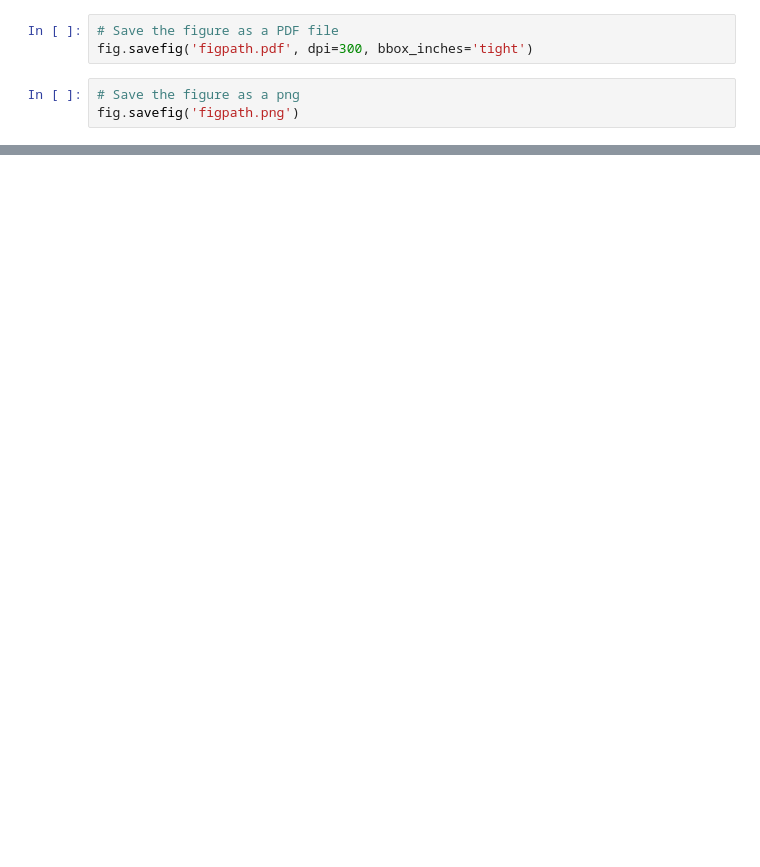
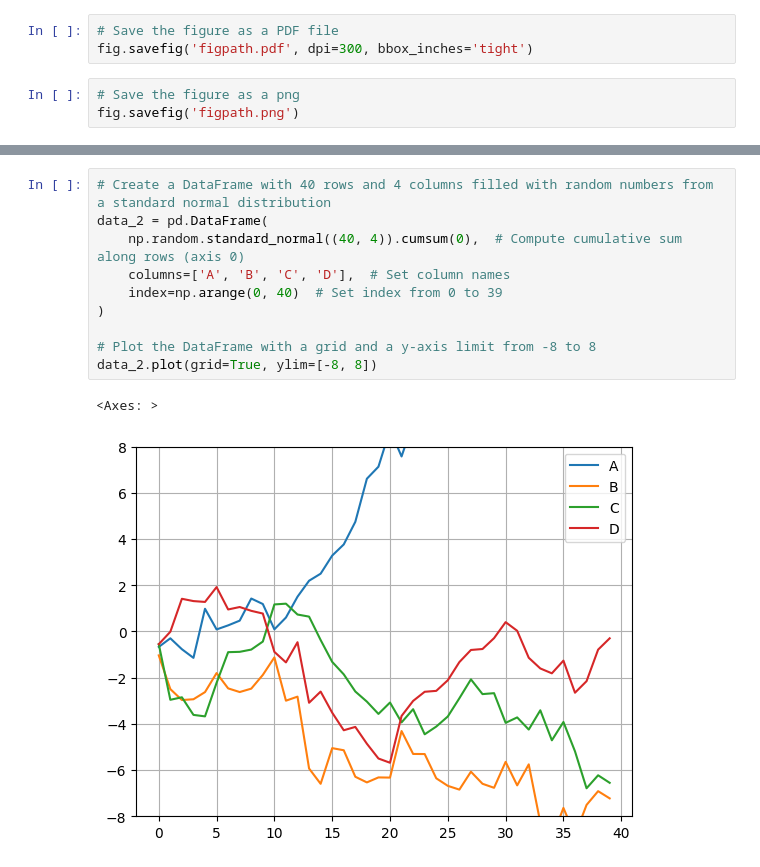
Before and after one commit to davidofitaly/notes_03_python_in_data_analysis, a Jupyter notebook: 06_graphs_and_data_visualisation.ipynb, the cells around one changed output, grey strips where cells are left out. Saved outputs shown, nothing was run; the diff lists cells and outputs as text; blank space fills up the shorter version.

```diff
--- a/06_graphs_and_data_visualisation.ipynb
+++ b/06_graphs_and_data_visualisation.ipynb
@@ -111,0 +133,13 @@ fig.savefig('figpath.png')
+# %%
+# Create a DataFrame with 40 rows and 4 columns filled with random numbers from a standard normal distribution
+data_2 = pd.DataFrame(
+    np.random.standard_normal((40, 4)).cumsum(0),  # Compute cumulative sum along rows (axis 0)
+    columns=['A', 'B', 'C', 'D'],  # Set column names
+    index=np.arange(0, 40)  # Set index from 0 to 39
+)
+
+# Plot the DataFrame with a grid and a y-axis limit from -8 to 8
+data_2.plot(grid=True, ylim=[-8, 8])
+# %% [output]
+<Axes: >
+[figure, added]
```
Also changed, not shown: parts of 36 cells of this notebook.
